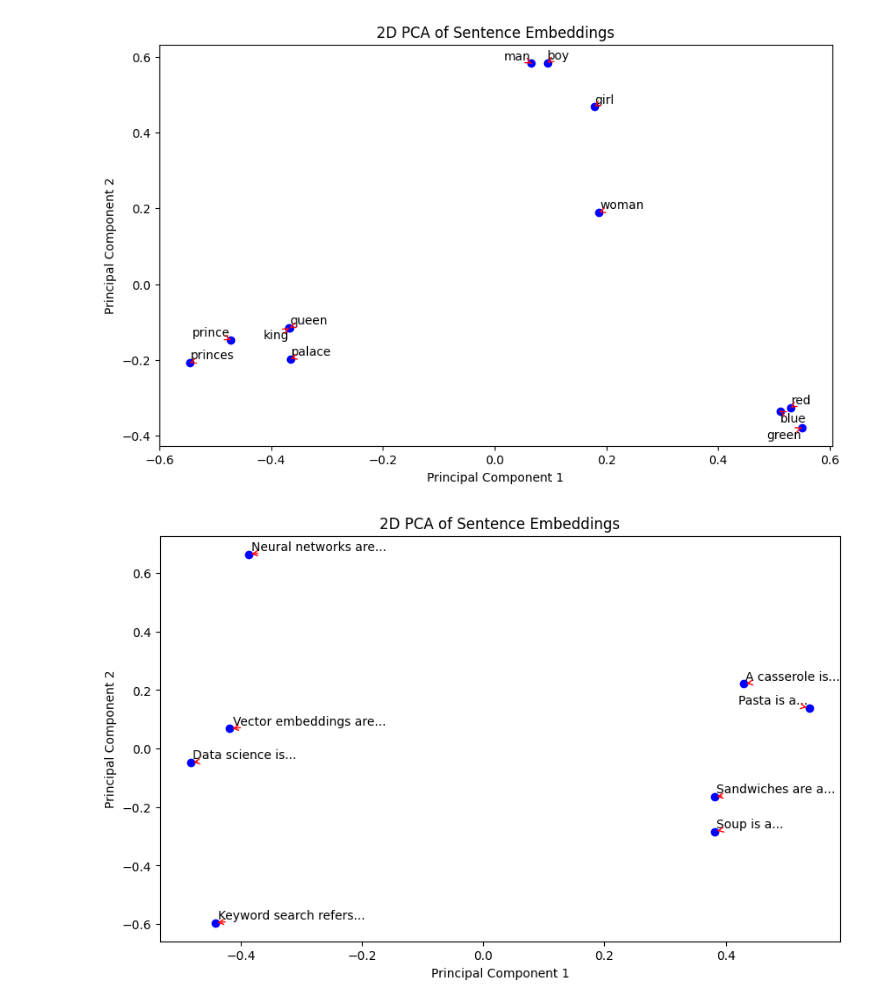
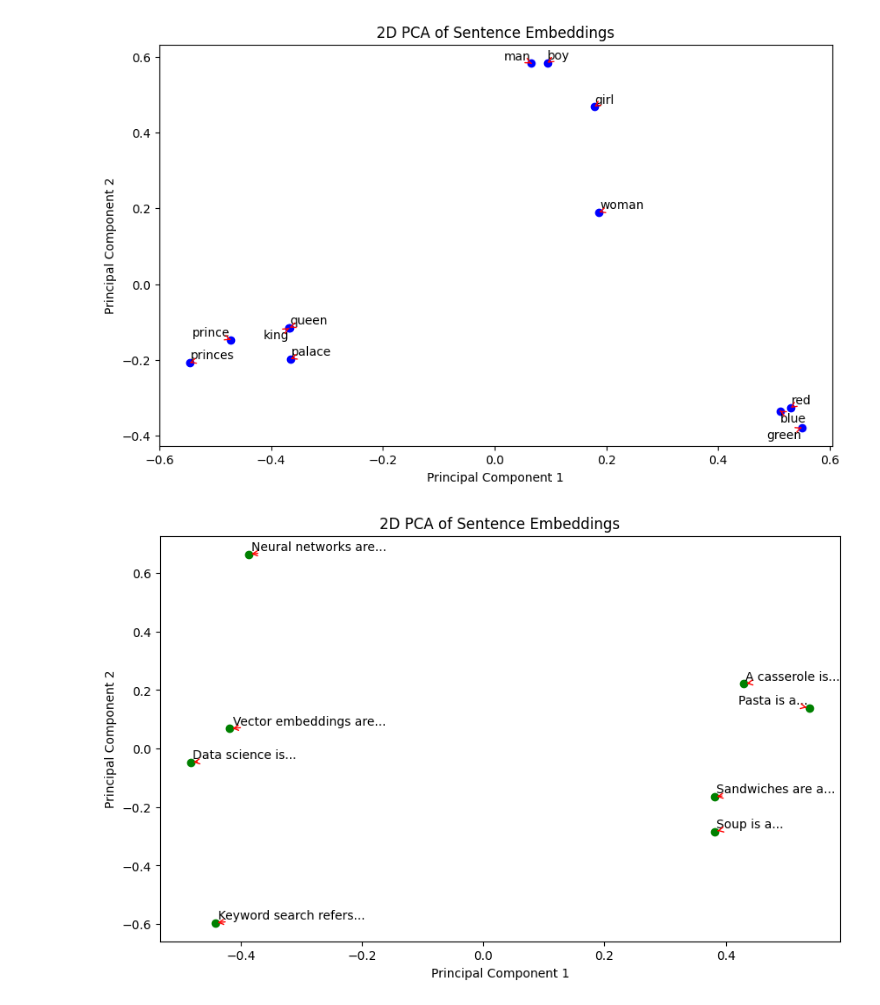
Before and after one commit to georgms/vector-intro, a Jupyter notebook: vector-intro.ipynb, the cells around one changed output. Drawn from its saved outputs; the diff is of its cells as text; code cells hidden in the pictures.

Commit message:
Clarify difference between documents and queries

```diff
--- a/vector-intro.ipynb
+++ b/vector-intro.ipynb
@@ -91,4 +91,40 @@ pd.DataFrame({
 | 9 | green | [-0.037723962, 0.06687669, -0.031... |
 | 10 | blue | [-0.06580832, 0.020376477, -0.055... |
 | 11 | palace | [0.05195446, 0.035749722, -0.1068... |
+# %%
+import matplotlib.pyplot as plt
+from sklearn.decomposition import PCA
+from adjustText import adjust_text
+
+
+def plot(sentences, embeddings, color="blue", figure=None):
+    # Perform PCA
+    pca = PCA(n_components=2)
+    reduced_embeddings = pca.fit_transform(embeddings)
+
+    # Create a plot
+    plt.figure(num=figure, figsize=(10,6))
+    plt.scatter(reduced_embeddings[:, 0], reduced_embeddings[:, 1], c=color)
+
+    # Create a list to store text objects for adjust_text
+    texts = []
+
+    # Loop through each sentence and create an annotation
+    for i, sentence in enumerate(sentences):
+        words = sentence.split()
+        annotation = ' '.join(words[:3]) + ('...' if len(words) > 3 else '')
+        # Append the text object to the list
+        texts.append(plt.text(reduced_embeddings[i, 0], reduced_embeddings[i, 1], annotation))
+
+    # Use adjust_text to avoid overlapping
+    adjust_text(texts, arrowprops=dict(arrowstyle='->', color='red'))
+
+    # Labeling the axes and the title
+    plt.xlabel("Principal Component 1")
+    plt.ylabel("Principal Component 2")
+    plt.title("2D PCA of Sentence Embeddings")
+
+    # Show the plot
+    if figure is None:
+        plt.show()
 # %%
@@ -132,20 +132,25 @@ plot(sentences, embeddings)
 # %% [output]
 [figure]
+# %%
+def plots(sentences_embeddings_color):
+    figure = plt.figure(figsize=(10,6))
+    for sentences, embeddings, color in sentences_embeddings_color:
+        plot(sentences, embeddings, color, figure)
+    plt.show()
 # %%
 documents = [
     "Vector embeddings are mathematical representations of objects, often words or phrases, in a high-dimensional space. By mapping similar objects to proximate points, embeddings capture relationships and semantic meaning. Commonly used in machine learning and natural language processing tasks, methods like Word2Vec, GloVe, and FastText have popularized their application, enabling advancements in text analysis, recommendation systems, and more.",
     "Keyword search refers to the process of locating information in a database, search engine, or other data repository by specifying particular words, phrases, or symbols. In the digital realm, it's foundational to search engines like Google and Bing. The search results are typically ranked based on relevance, which is determined using various algorithms that consider factors like frequency, location, and link structures. Keyword search is integral for navigating the vast expanse of online information, aiding users in retrieving relevant data efficiently.",
     "Sandwiches are a popular type of food consisting of one or more types of food, such as vegetables, sliced meat, or cheese, placed between slices of bread. They can range from simple combinations like peanut butter and jelly to more complex gourmet creations. Originating from England in the 18th century, sandwiches have become a staple in many cultures worldwide, prized for their convenience and versatility. Variations exist based on regional preferences, ingredients, and preparation methods.",
     "Data science is an interdisciplinary field that leverages statistical, computational, and domain-specific expertise to extract insights and knowledge from structured and unstructured data. It encompasses various techniques from statistics, machine learning, data mining, and big data technologies to analyze and interpret complex data. Data science has applications across numerous sectors, including healthcare, finance, marketing, and social sciences, driving decision-making, predictive analytics, and artificial intelligence advancements. Its growing significance in today's data-driven world has led to the rise of specialized tools, methodologies, and educational programs.",
     "Neural networks are a class of machine learning models inspired by the biological neural networks of animal brains. They consist of interconnected layers of nodes, or neurons, which process input data through a series of transformations and connections to produce output. Neural networks are particularly adept at recognizing patterns, making them useful for a wide range of applications such as image and speech recognition, natural language processing, and predictive analytics. The development of deep neural networks, which contain multiple hidden layers, has been central to the field of deep learning and has significantly advanced the capabilities of artificial intelligence systems.",
     "Pasta is a staple food of traditional Italian cuisine, with the first reference dating to 1154 in Sicily. It is typically made from an unleavened dough of durum wheat flour mixed with water or eggs and formed into sheets or various shapes, then cooked by boiling or baking. Pasta is versatile and can be served with a variety of sauces, meats, and vegetables. It is categorized in two basic styles: dried and fresh. Popular around the world, pasta dishes are central to many diets and come in numerous shapes like spaghetti, penne, and ravioli.",
     "Soup is a liquid food, generally served warm or hot (but also cold), that is made by combining ingredients such as meat and vegetables with stock, juice, water, or another liquid. Soups are inherently diverse, ranging from rich, cream-based varieties to brothy and vegetable-laden concoctions. They are often regarded as comfort food and can be served as a main dish or as an appetizer, with regional and cultural variations like the Spanish gazpacho, Japanese miso soup, and Russian borscht.",
     "A casserole is a comprehensive one-dish meal baked in a deep, ovenproof dish with a glass or ceramic base. It typically includes a combination of meats, vegetables, starches like rice or potatoes, and a binding agent like a soup or sauce. Topped with cheese or breadcrumbs for a crispy crust, casseroles are appreciated for their convenience and the ability to meld flavors during the baking process. They are a fixture in many cultures and are particularly beloved as home-cooked comfort foods, often featuring in communal gatherings and family dinners.",
 ]
-document_embeddings = embed(documents)
-plot(documents, document_embeddings)
+plots([(documents, embed(documents), "green")])
 # %% [output]
-[figure, old version]
+[figure, new version]
 # %%
 queries = [
     "information retrieval",
```
Also changed, not shown: parts of 7 cells of this notebook.
